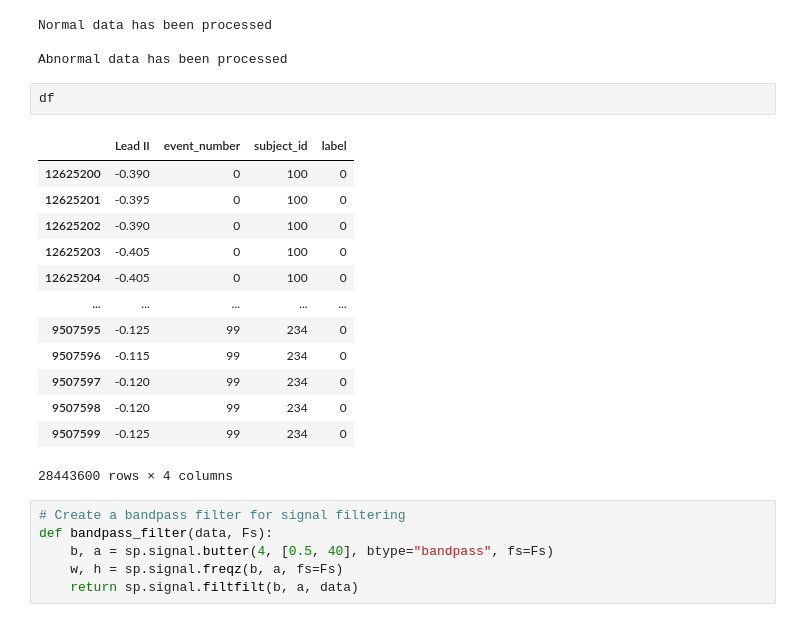
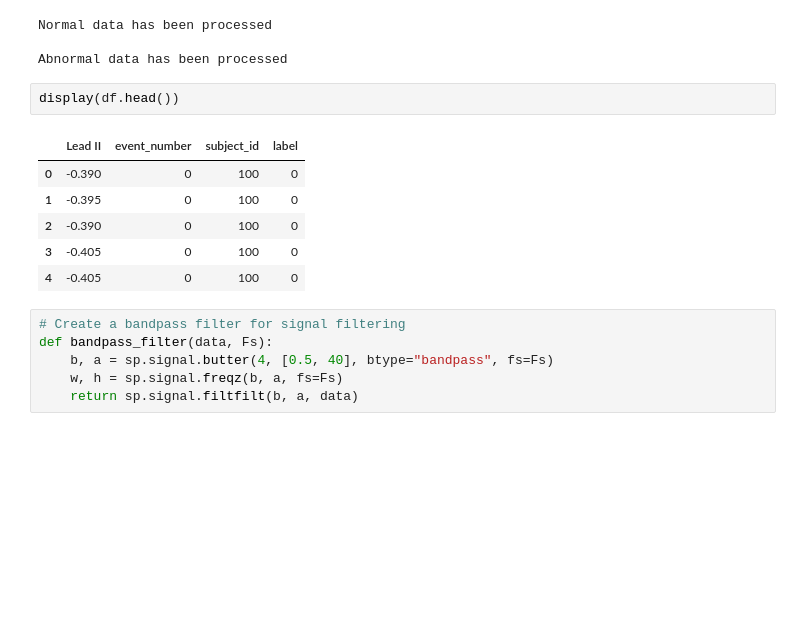
Before and after one commit to OmarNasri/ECG-abnormality-detector, a Jupyter notebook: detector.ipynb, the cells around one changed output. Saved outputs shown, nothing was run; the diff lists cells and outputs as text; blank space fills up the shorter version.

```diff
--- a/detector.ipynb
+++ b/detector.ipynb
@@ -139,22 +131,15 @@ df = combine_all_data()
 Normal data has been processed
 
 Abnormal data has been processed
-# %%
-df
-# %% [output]
-|  | Lead II | event_number | subject_id | label |
-| 12625200 | -0.390 | 0 | 100 | 0 |
-| 12625201 | -0.395 | 0 | 100 | 0 |
-| 12625202 | -0.390 | 0 | 100 | 0 |
-| 12625203 | -0.405 | 0 | 100 | 0 |
-| 12625204 | -0.405 | 0 | 100 | 0 |
-| ... | ... | ... | ... | ... |
-| 9507595 | -0.125 | 99 | 234 | 0 |
-| 9507596 | -0.115 | 99 | 234 | 0 |
-| 9507597 | -0.120 | 99 | 234 | 0 |
-| 9507598 | -0.120 | 99 | 234 | 0 |
-| 9507599 | -0.125 | 99 | 234 | 0 |
-28443600 rows × 4 columns
+# %%
+display(df.head())
+# %% [output]
+|  | Lead II | event_number | subject_id | label |
+| 0 | -0.390 | 0 | 100 | 0 |
+| 1 | -0.395 | 0 | 100 | 0 |
+| 2 | -0.390 | 0 | 100 | 0 |
+| 3 | -0.405 | 0 | 100 | 0 |
+| 4 | -0.405 | 0 | 100 | 0 |
 # %%
 # Create a bandpass filter for signal filtering
 def bandpass_filter(data, Fs):
```
Also changed, not shown: parts of 9 cells of this notebook.
